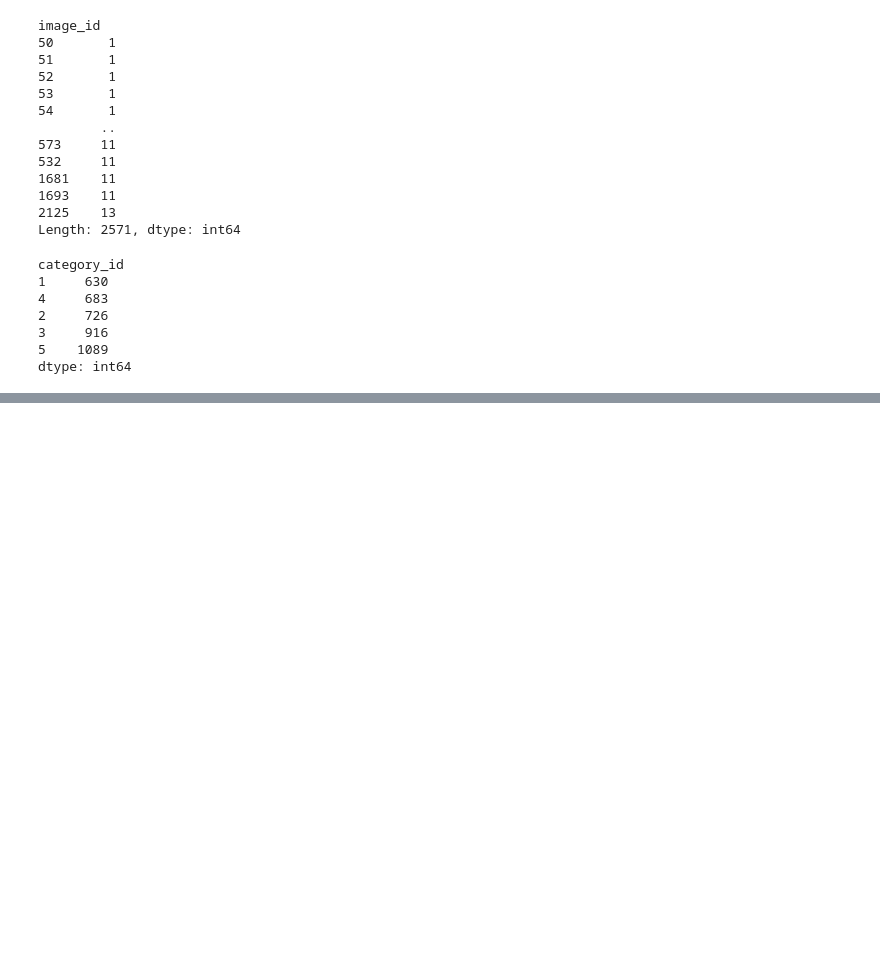
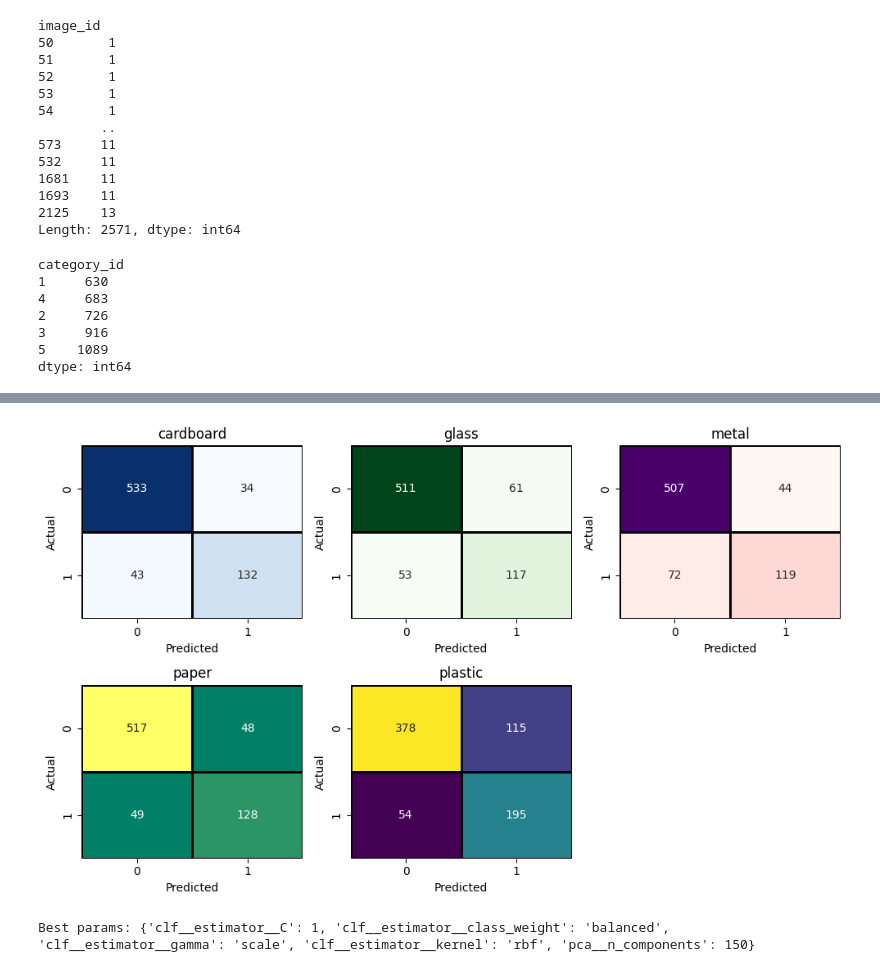
Before and after one commit to keshavarzIT/Classification-of-recycling-garbage, a Jupyter notebook: smartRecyclingWaste.ipynb, the cells around one changed output, grey strips where cells are left out. Drawn from its saved outputs; the diff is of its cells as text; code cells hidden in the pictures; blank space fills up the shorter version.

Commit message:
test models

```diff
--- a/smartRecyclingWaste.ipynb
+++ b/smartRecyclingWaste.ipynb
@@ -200 +231,5 @@ validation_target_size
+# %%
+X_hog_train, X_lbp_train, X_color_train, y_train = make_x_y('train', 128)
+X_hog_valid, X_lbp_valid, X_color_valid, y_valid= make_x_y('valid',128)
+X_hog_test, X_lbp_test, X_color_test, y_test = make_x_y('test',128)
 # %%
@@ -202,7 +239,8 @@ validation_target_size
 # %%
-# X_hog = np.vstack([X_hog_train, X_hog_valid])
-# X_lbp = np.vstack([X_lbp_train, X_lbp_valid])
-# X_color = np.vstack([X_color_train, X_color_valid])
-# y = pd.concat([y_train, y_valid], axis=0).reset_index(drop=True)
+X_hog = np.vstack([X_hog_train, X_hog_valid, X_hog_test])
+X_lbp = np.vstack([X_lbp_train, X_lbp_valid, X_lbp_test])
+X_color = np.vstack([X_color_train, X_color_valid, X_color_test])
+y = pd.concat([y_train, y_valid, y_test], axis=0).reset_index(drop=True)
+X = np.hstack([X_hog, X_lbp, X_color])
 # %%
 # X_hog.shape, y.shape
@@ -251,0 +247,5 @@ validation_target_size
+# %%
+X_shuf, y_shuf = shuffle(X, y, random_state=7)
+X_np = np.array(X)
+y_np = np.array(y)
+X, y, X_test, y_test = iterative_train_test_split(X_np, y_np, test_size=0.2)
@@ -251,0 +256,14 @@ validation_target_size
+# %%
+pipe = Pipeline([
+    ("scaler", StandardScaler()),
+    ("pca", PCA(n_components=200,random_state=7)),
+    ("clf", MultiOutputClassifier(SVC(probability=True, class_weight="balanced")))
+    ])
+pipe.fit(X, y)
+probs_list  = pipe.predict_proba(X_test)
+probs = np.column_stack([p[:, 1] for p in probs_list])
+y_pred = (probs > 0.35).astype(int)
+
+print(y_pred.shape)
+print(hamming_loss(y_test, y_pred))
+print(classification_report(y_test, y_pred))
@@ -251,0 +285,35 @@ validation_target_size
+# %%
+plot_mcm_heatmaps(y_test, y_pred, class_names)
+# %% [output]
+[figure, added]
+# %%
+base_svc = SVC(probability=True, class_weight="balanced")
+pipe_svc = Pipeline([
+    ("scaler", StandardScaler()),
+    ("pca", PCA(random_state=7)),
+    ("clf", MultiOutputClassifier(base_svc))
+])
+
+param_grid_svc = {
+    "pca__n_components": [150, 200, 250, 300, 350, 400],
+
+    "clf__estimator__kernel": ["rbf"],
+    "clf__estimator__C": [0.01, 0.1, 1, 10, 100],
+    "clf__estimator__gamma": ["scale", "auto"],
+    "clf__estimator__class_weight": ["balanced"],
+}
+
+grid_svc = GridSearchCV(
+    estimator=pipe_svc,
+    param_grid=param_grid_svc,
+    scoring="f1_micro",
+    cv=5,
+    n_jobs=-1
+)
+
+grid_svc.fit(X, y)
+
+print("Best params:", grid_svc.best_params_)
+best_pipe_svc = grid_svc.best_estimator_
+# %% [output]
+Best params: {'clf__estimator__C': 1, 'clf__estimator__class_weight': 'balanced', 'clf__estimator__gamma': 'scale', 'clf__estimator__kernel': 'rbf', 'pca__n_components': 150}
```
Also changed, not shown: parts of 21 cells of this notebook, 3 other files.
